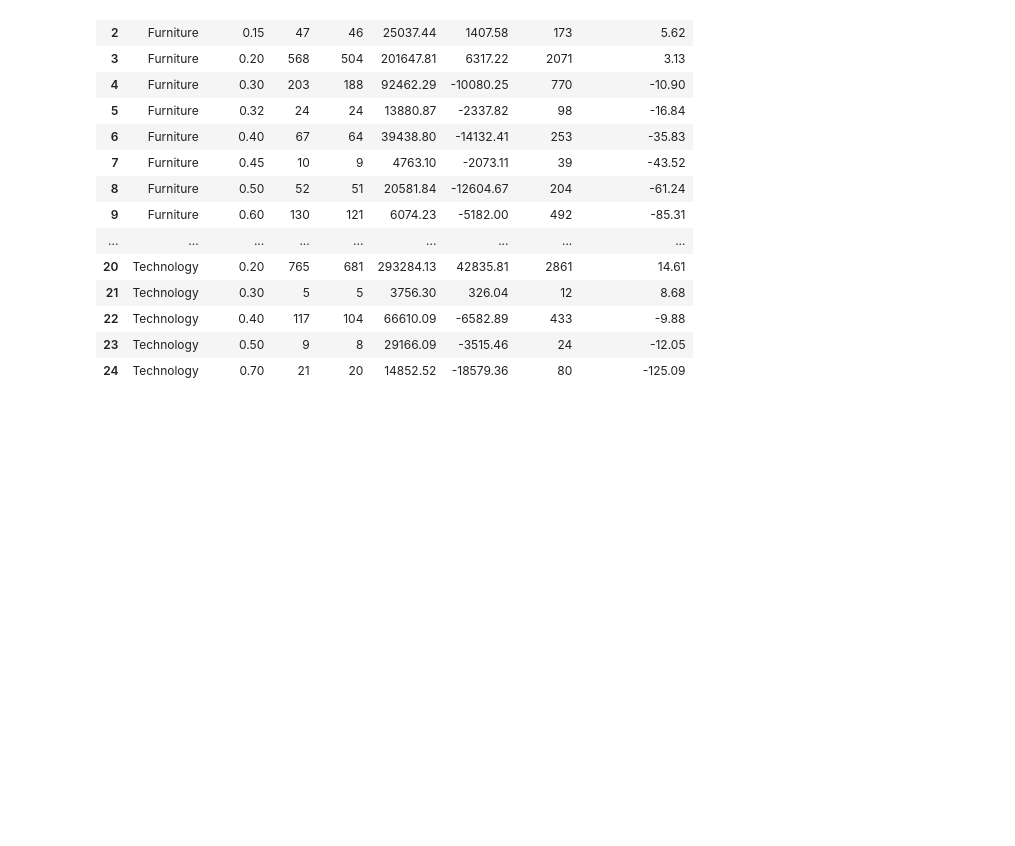
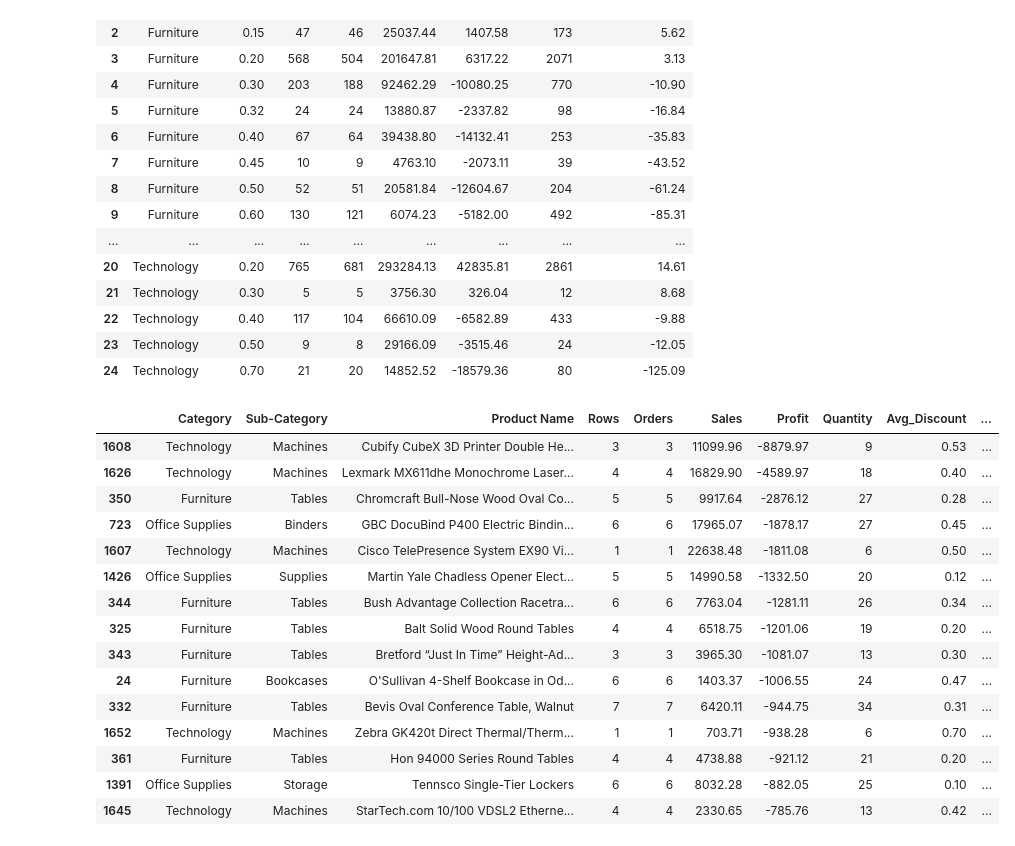
Before and after one commit to MohamedAtef721/Retail-Business-Performance-Profitability, a Jupyter notebook: 02_baseline_business_performance.ipynb, the cells around one changed output. Saved outputs shown, nothing was run; the diff lists cells and outputs as text; code cells hidden in the pictures; blank space fills up the shorter version.

```diff
--- a/02_baseline_business_performance.ipynb
+++ b/02_baseline_business_performance.ipynb
@@ -127,3 +127,52 @@ category_discount_analysis.round(2)
 | 22 | Technology | 0.40 | 117 | 104 | 66610.09 | -6582.89 | 433 | -9.88 |
 | 23 | Technology | 0.50 | 9 | 8 | 29166.09 | -3515.46 | 24 | -12.05 |
 | 24 | Technology | 0.70 | 21 | 20 | 14852.52 | -18579.36 | 80 | -125.09 |
+# %%
+product_profitability = (
+    historical_df
+    .groupby(
+        ["Category", "Sub-Category", "Product Name"],
+        as_index=False
+    )
+    .agg(
+        Rows=("Order ID", "size"),
+        Orders=("Order ID", "nunique"),
+        Sales=("Sales", "sum"),
+        Profit=("Profit", "sum"),
+        Quantity=("Quantity", "sum"),
+        Avg_Discount=("Discount", "mean")
+    )
+)
+
+product_profitability["Profit Margin (%)"] = (
+    product_profitability["Profit"]
+    / product_profitability["Sales"]
+    * 100
+)
+
+loss_making_products = (
+    product_profitability[
+        product_profitability["Profit"] < 0
+    ]
+    .sort_values("Profit")
+    .head(15)
+)
+
+loss_making_products.round(2)
+# %% [output]
+|  | Category | Sub-Category | Product Name | Rows | Orders | Sales | Profit | Quantity | Avg_Discount | ... |
+| 1608 | Technology | Machines | Cubify CubeX 3D Printer Double He... | 3 | 3 | 11099.96 | -8879.97 | 9 | 0.53 | ... |
+| 1626 | Technology | Machines | Lexmark MX611dhe Monochrome Laser... | 4 | 4 | 16829.90 | -4589.97 | 18 | 0.40 | ... |
+| 350 | Furniture | Tables | Chromcraft Bull-Nose Wood Oval Co... | 5 | 5 | 9917.64 | -2876.12 | 27 | 0.28 | ... |
+| 723 | Office Supplies | Binders | GBC DocuBind P400 Electric Bindin... | 6 | 6 | 17965.07 | -1878.17 | 27 | 0.45 | ... |
+| 1607 | Technology | Machines | Cisco TelePresence System EX90 Vi... | 1 | 1 | 22638.48 | -1811.08 | 6 | 0.50 | ... |
+| 1426 | Office Supplies | Supplies | Martin Yale Chadless Opener Elect... | 5 | 5 | 14990.58 | -1332.50 | 20 | 0.12 | ... |
+| 344 | Furniture | Tables | Bush Advantage Collection Racetra... | 6 | 6 | 7763.04 | -1281.11 | 26 | 0.34 | ... |
+| 325 | Furniture | Tables | Balt Solid Wood Round Tables | 4 | 4 | 6518.75 | -1201.06 | 19 | 0.20 | ... |
+| 343 | Furniture | Tables | Bretford “Just In Time” Height-Ad... | 3 | 3 | 3965.30 | -1081.07 | 13 | 0.30 | ... |
+| 24 | Furniture | Bookcases | O'Sullivan 4-Shelf Bookcase in Od... | 6 | 6 | 1403.37 | -1006.55 | 24 | 0.47 | ... |
+| 332 | Furniture | Tables | Bevis Oval Conference Table, Walnut | 7 | 7 | 6420.11 | -944.75 | 34 | 0.31 | ... |
+| 1652 | Technology | Machines | Zebra GK420t Direct Thermal/Therm... | 1 | 1 | 703.71 | -938.28 | 6 | 0.70 | ... |
+| 361 | Furniture | Tables | Hon 94000 Series Round Tables | 4 | 4 | 4738.88 | -921.12 | 21 | 0.20 | ... |
+| 1391 | Office Supplies | Storage | Tennsco Single-Tier Lockers | 6 | 6 | 8032.28 | -882.05 | 25 | 0.10 | ... |
+| 1645 | Technology | Machines | StarTech.com 10/100 VDSL2 Etherne... | 4 | 4 | 2330.65 | -785.76 | 13 | 0.42 | ... |
```
Also changed, not shown: parts of 3 cells of this notebook, 1 other file.
